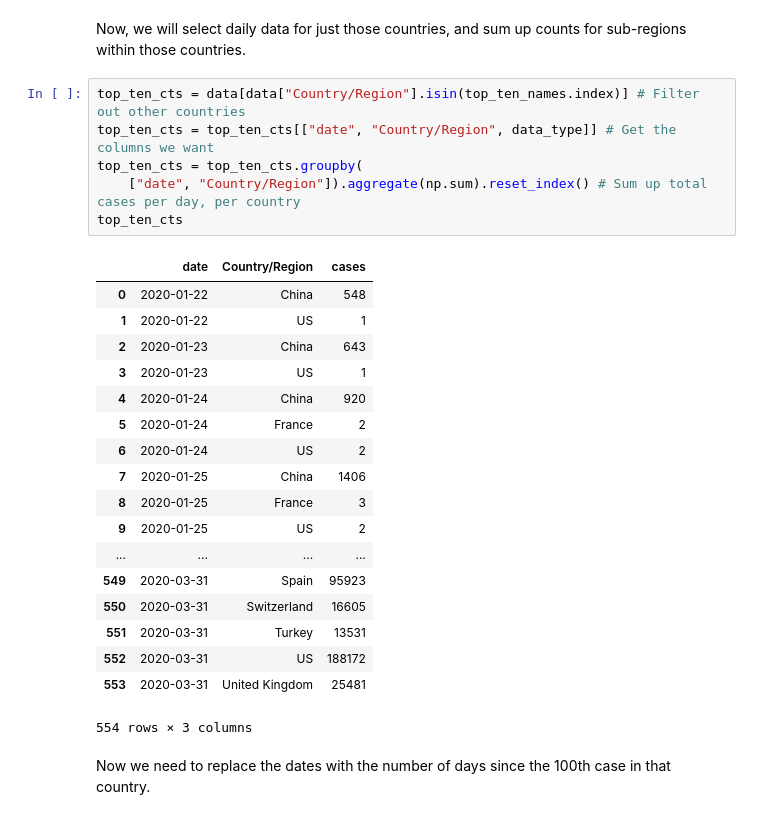
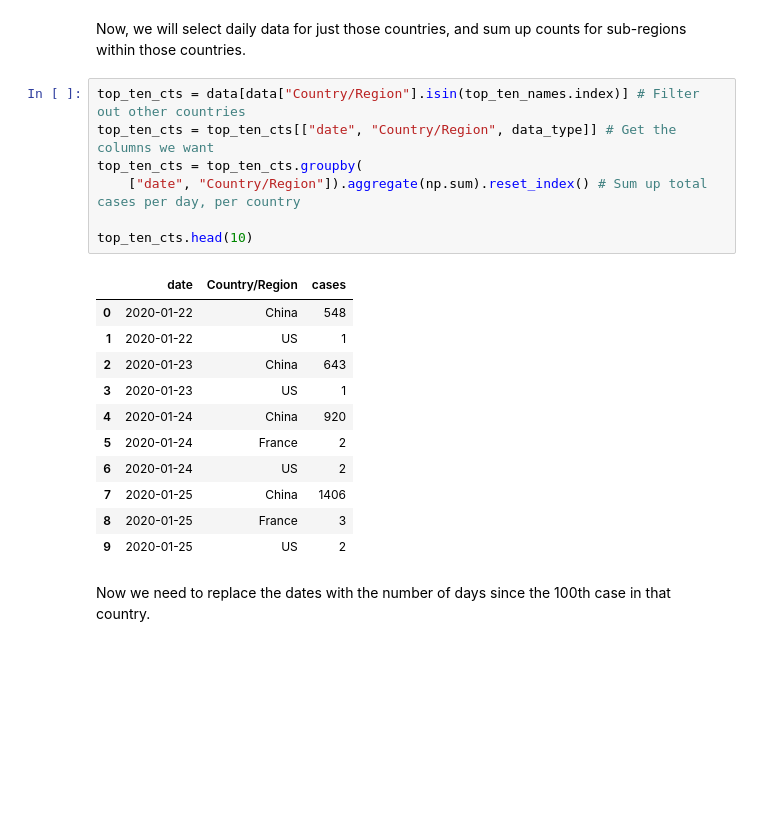
Before and after one commit to PayneLab/covid19pandas, a Jupyter notebook: docs/tutorial2_graph_time_vs_cases.ipynb, the cells around one changed output. Cells and saved outputs as stored; diff of their text form; blank space fills up the shorter version.

```diff
--- a/docs/tutorial2_graph_time_vs_cases.ipynb
+++ b/docs/tutorial2_graph_time_vs_cases.ipynb
@@ -43,28 +43,22 @@ Now, we will select daily data for just those countries, and sum up counts for s
 # %%
 top_ten_cts = data[data["Country/Region"].isin(top_ten_names.index)] # Filter out other countries
 top_ten_cts = top_ten_cts[["date", "Country/Region", data_type]] # Get the columns we want
 top_ten_cts = top_ten_cts.groupby(
     ["date", "Country/Region"]).aggregate(np.sum).reset_index() # Sum up total cases per day, per country
-top_ten_cts
+
+top_ten_cts.head(10)
 # %% [output]
 |  | date | Country/Region | cases |
 | 0 | 2020-01-22 | China | 548 |
 | 1 | 2020-01-22 | US | 1 |
 | 2 | 2020-01-23 | China | 643 |
 | 3 | 2020-01-23 | US | 1 |
 | 4 | 2020-01-24 | China | 920 |
 | 5 | 2020-01-24 | France | 2 |
 | 6 | 2020-01-24 | US | 2 |
 | 7 | 2020-01-25 | China | 1406 |
 | 8 | 2020-01-25 | France | 3 |
 | 9 | 2020-01-25 | US | 2 |
-| ... | ... | ... | ... |
-| 549 | 2020-03-31 | Spain | 95923 |
-| 550 | 2020-03-31 | Switzerland | 16605 |
-| 551 | 2020-03-31 | Turkey | 13531 |
-| 552 | 2020-03-31 | US | 188172 |
-| 553 | 2020-03-31 | United Kingdom | 25481 |
-554 rows × 3 columns
 # %% [markdown]
 Now we need to replace the dates with the number of days since the 100th case in that country.
 # %%
```
Also changed, not shown: parts of 9 cells of this notebook, 1 other file.
